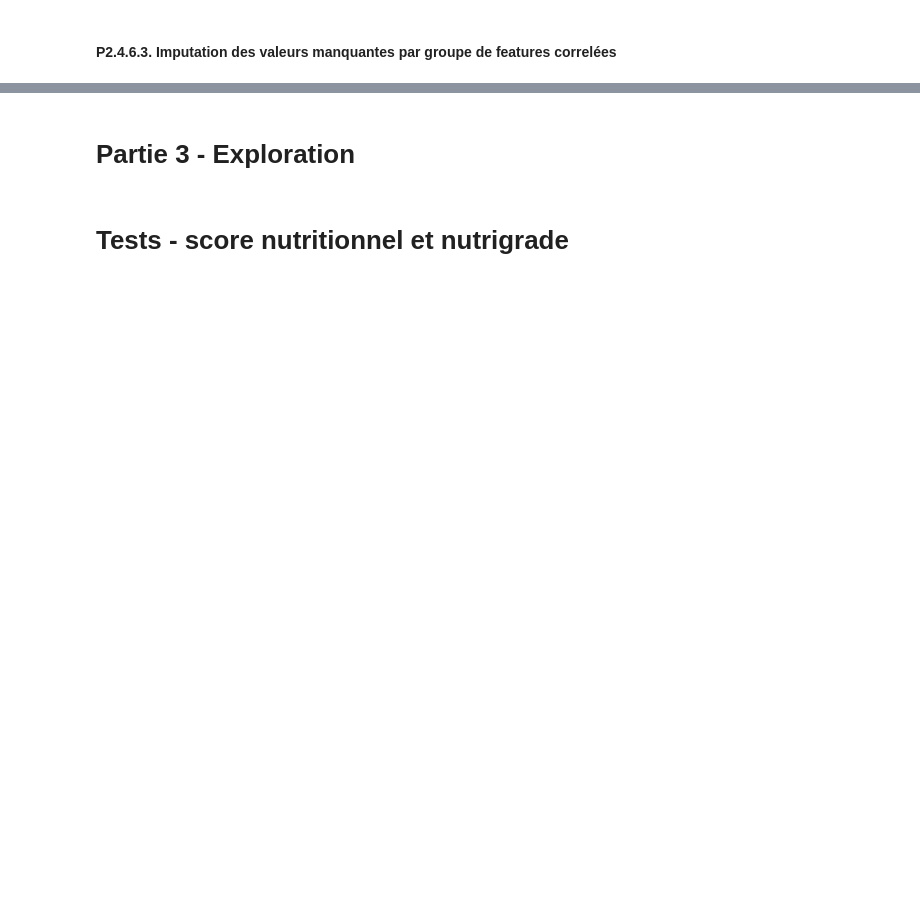
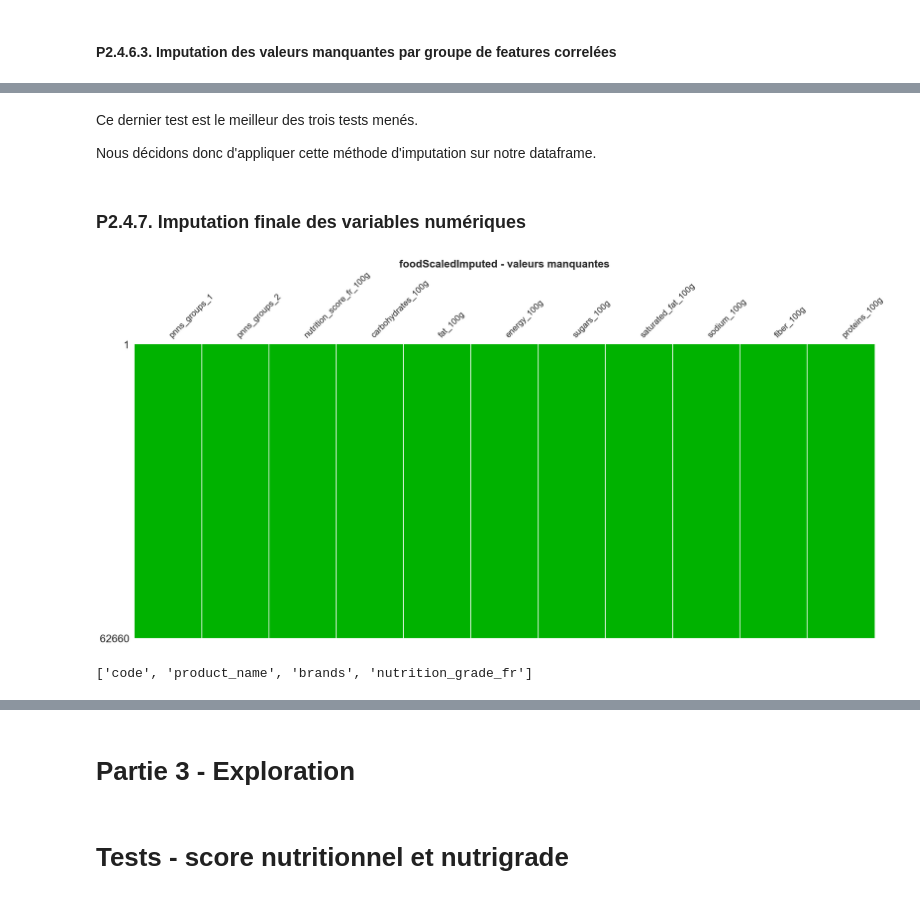
Before and after one commit to ClementPatin/OC-P3, a Jupyter notebook: Patin_Clement_1_notebook_052023.ipynb, the cells around one changed output, grey strips where cells are left out. Saved outputs shown, nothing was run; the diff lists cells and outputs as text; code cells hidden in the pictures; blank space fills up the shorter version.

```diff
--- a/Patin_Clement_1_notebook_052023.ipynb
+++ b/Patin_Clement_1_notebook_052023.ipynb
@@ -2034,13 +2331,0 @@ l
-# %%
-for i,dfi in enumerate(l) :
-    for j,dfj in enumerate(l) :
-        if j<=i :
-            continue
-        for coli in dfi.columns.tolist() :
-            for colj in dfj.columns.tolist() :
-                if coli == colj :
-                    colMeanSeries = pd.Series(pd.DataFrame([dfi[coli],dfj[colj]]).mean(),name=coli)
-                    dfi[coli]=colMeanSeries
-                    dfj.pop(colj)
-
-l
@@ -2065,6 +2331,0 @@ l
-# %%
-foodGuess03A = pd.DataFrame()
-for df in l :
-    foodGuess03A[df.columns.tolist()]=df
-
-foodGuess03A
@@ -2117,0 +2393,6 @@ sugarsTests
+# %% [markdown]
+Ce dernier test est le meilleur des trois tests menés.
+
+Nous décidons donc d'appliquer cette méthode d'imputation sur notre dataframe.
+# %% [markdown]
+### P2.4.7. Imputation finale des variables numériques
@@ -2117,0 +2452,7 @@ sugarsTests
+# %%
+# visualisation of missing values
+ms.matrix(foodScaledImputed,color=[0.0,0.7,0.0],sparkline=False) # dataviz of missing data
+plt.title("foodScaledImputed - valeurs manquantes",fontweight="bold",fontsize=20) # set legend
+plt.show()
+# %% [output]
+[figure, added]
@@ -2117,0 +2465,6 @@ sugarsTests
+# %%
+# columns to put back in the dataframe
+colsToPutBack=[col for col in foodClean08.columns if col not in foodImputed.columns]
+colsToPutBack
+# %% [output]
+['code', 'product_name', 'brands', 'nutrition_grade_fr']
```
Also changed, not shown: parts of 159 cells of this notebook.
